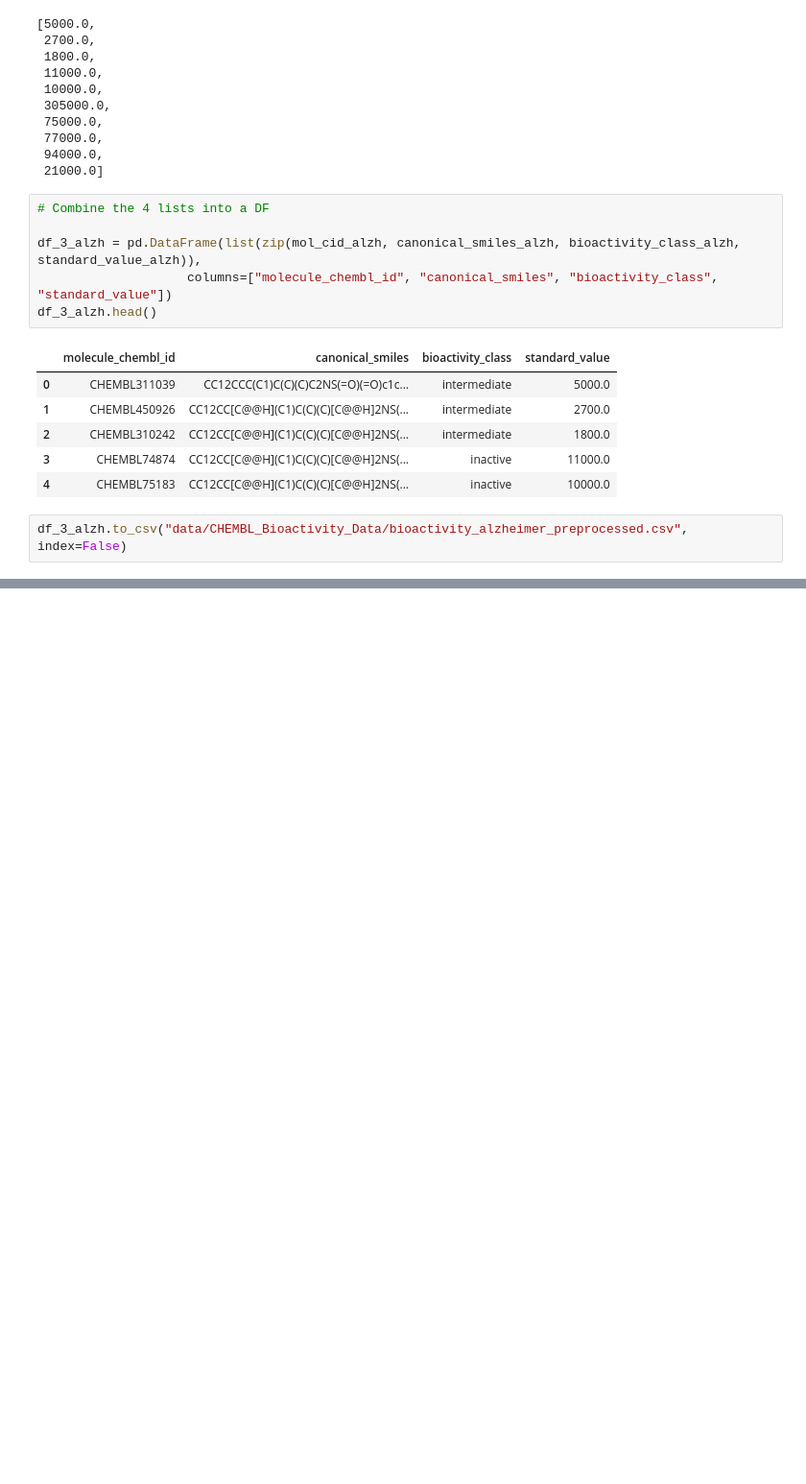
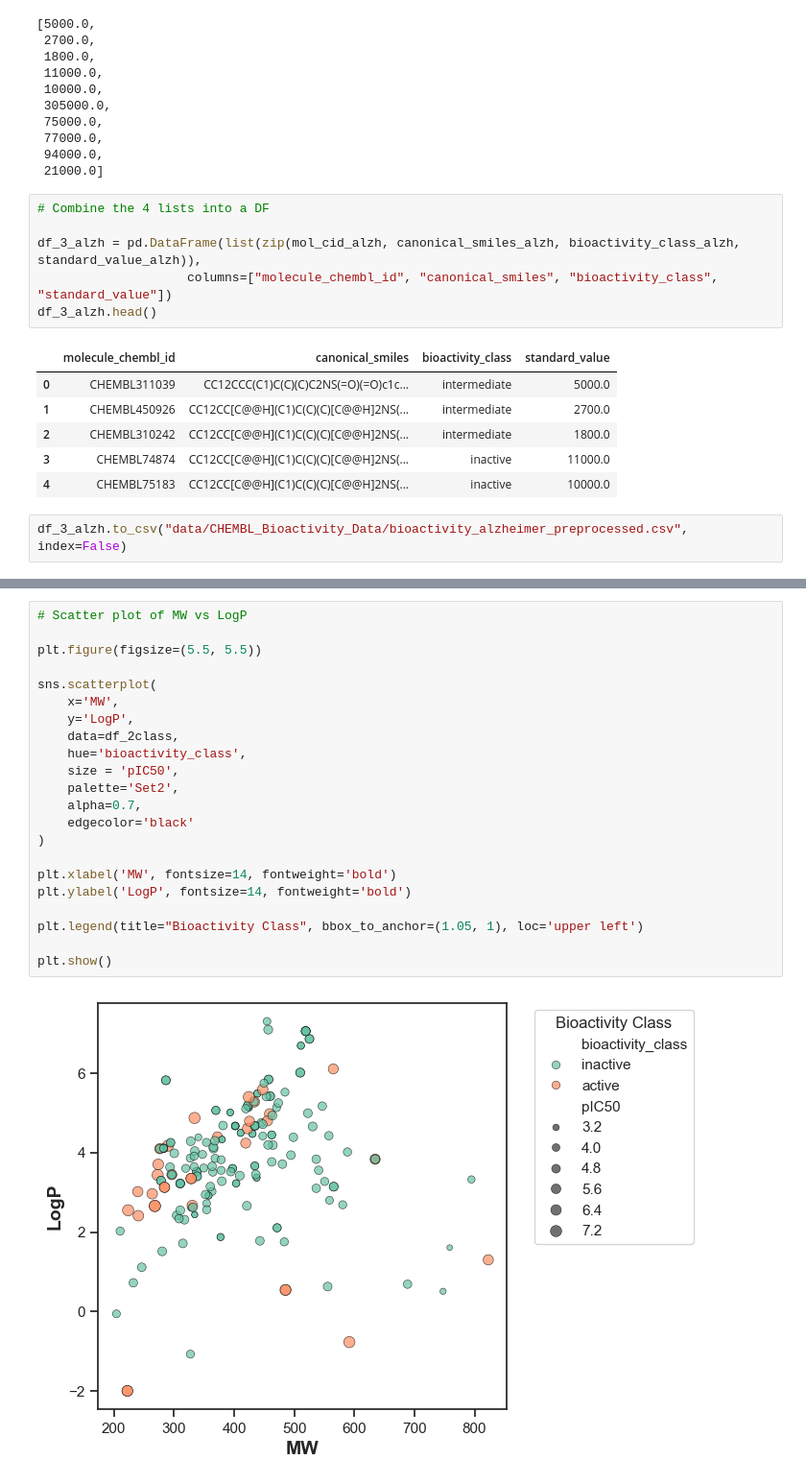
Before and after one commit to silvano315/Med-Physics, a Jupyter notebook: notebooks/Bioinformatics_project_Bioactivity_data.ipynb, the cells around one changed output, grey strips where cells are left out. Shown: that part at 96% size. Cells and saved outputs as stored; diff of their text form; blank space fills up the shorter version.

```diff
--- a/notebooks/Bioinformatics_project_Bioactivity_data.ipynb
+++ b/notebooks/Bioinformatics_project_Bioactivity_data.ipynb
@@ -434,0 +673,24 @@ df_3_alzh.to_csv("data/CHEMBL_Bioactivity_Data/bioactivity_alzheimer_preprocesse
+# %%
+# Scatter plot of MW vs LogP
+
+plt.figure(figsize=(5.5, 5.5))
+
+sns.scatterplot(
+    x='MW',
+    y='LogP',
+    data=df_2class,
+    hue='bioactivity_class',
+    size = 'pIC50',
+    palette='Set2',
+    alpha=0.7,
+    edgecolor='black'
+)
+
+plt.xlabel('MW', fontsize=14, fontweight='bold')
+plt.ylabel('LogP', fontsize=14, fontweight='bold')
+
+plt.legend(title="Bioactivity Class", bbox_to_anchor=(1.05, 1), loc='upper left')
+
+plt.show()
+# %% [output]
+[figure, added]
```
Also changed, not shown: parts of 48 cells of this notebook.
